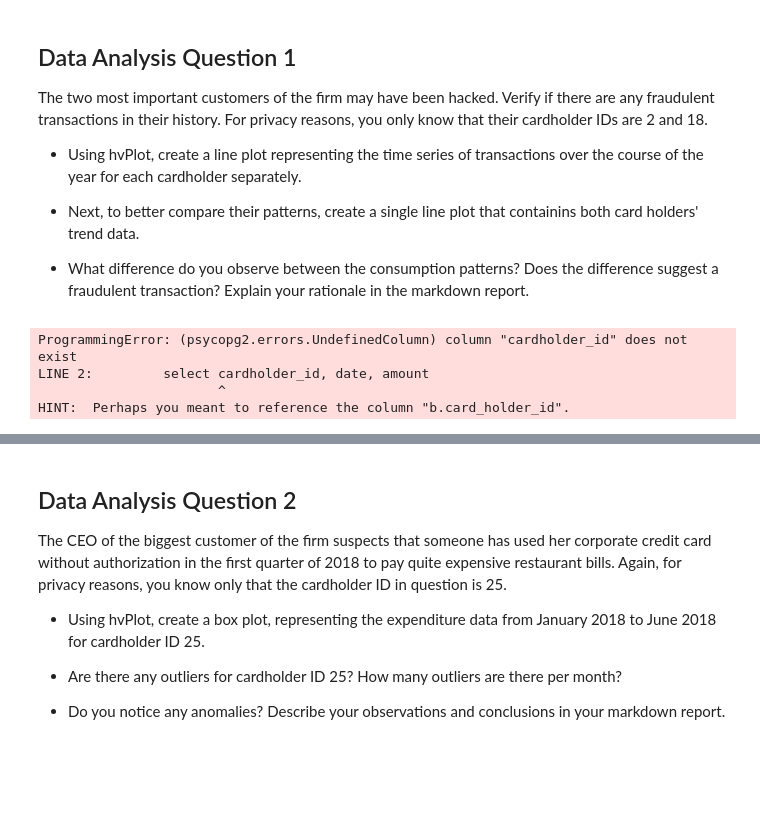
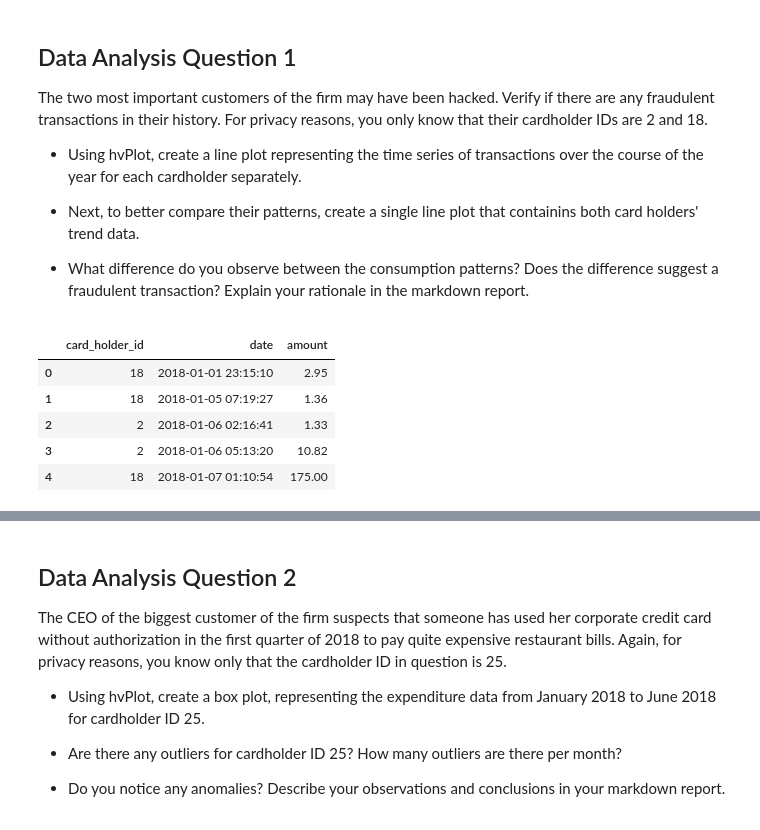
Before and after one commit to Akosah304/Identifying_Fraud_Module_7_Challenge, a Jupyter notebook: Starter_Files/visual_data_analysis.ipynb, the cells around one changed output, grey strips where cells are left out. Drawn from its saved outputs; the diff is of its cells as text; code cells hidden in the pictures; blank space fills up the shorter version.

```diff
--- a/Starter_Files/visual_data_analysis.ipynb
+++ b/Starter_Files/visual_data_analysis.ipynb
@@ -42,20 +42,22 @@ The two most important customers of the firm may have been hacked. Verify if the
 # %%
 # loading data for card holder 2 and 18 from the database
 # Write the query
 query = """
-        select cardholder_id, date, amount
+        select card_holder_id, date, amount
         from card_holder as a
         join credit_card as b on a.id = b.card_holder_id
         join transaction as c on b.card = c.card
         where card_holder_id = 2 or card_holder_id = 18
         """
 # Create a DataFrame from the query result. HINT: Use pd.read_sql(query, engine)
-carholder_2and18 = pd.read_sql(query, engine)
-carholder_2and18.head()
+card_holder_2and18 = pd.read_sql(query, engine)
+card_holder_2and18.head()
 # %% [output]
-ProgrammingError: (psycopg2.errors.UndefinedColumn) column "cardholder_id" does not exist
-LINE 2:         select cardholder_id, date, amount
-                       ^
-HINT:  Perhaps you meant to reference the column "b.card_holder_id".
+|  | card_holder_id | date | amount |
+| 0 | 18 | 2018-01-01 23:15:10 | 2.95 |
+| 1 | 18 | 2018-01-05 07:19:27 | 1.36 |
+| 2 | 2 | 2018-01-06 02:16:41 | 1.33 |
+| 3 | 2 | 2018-01-06 05:13:20 | 10.82 |
+| 4 | 18 | 2018-01-07 01:10:54 | 175.00 |
 # %%
 # Plot for cardholder 2
```
Also changed, not shown: parts of 6 cells of this notebook.
